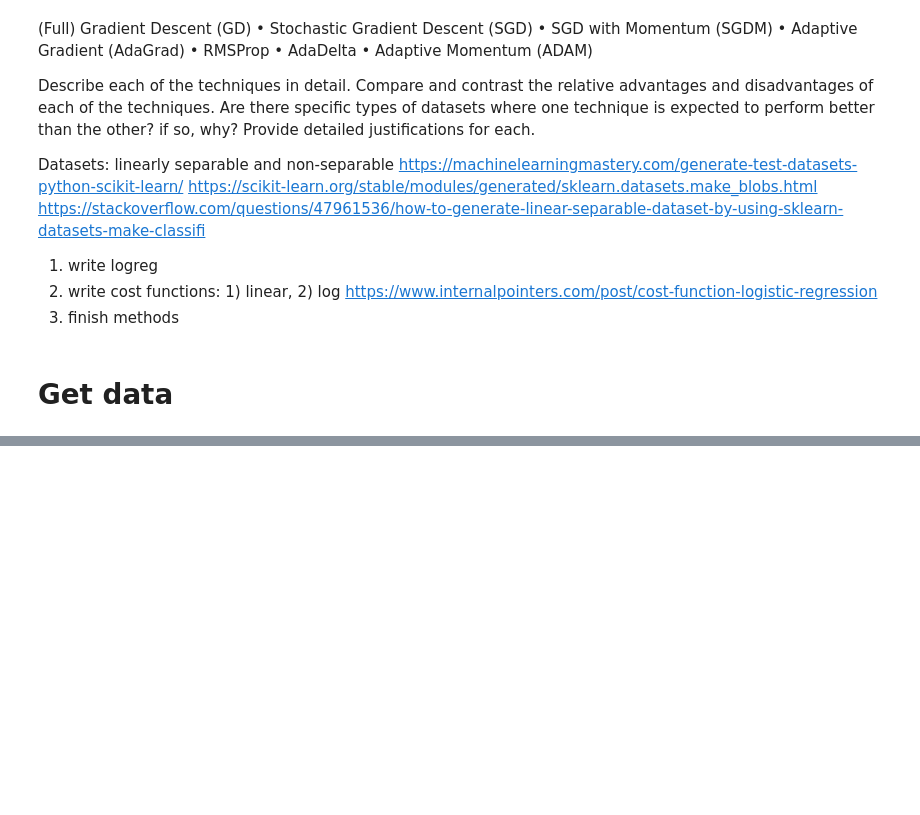
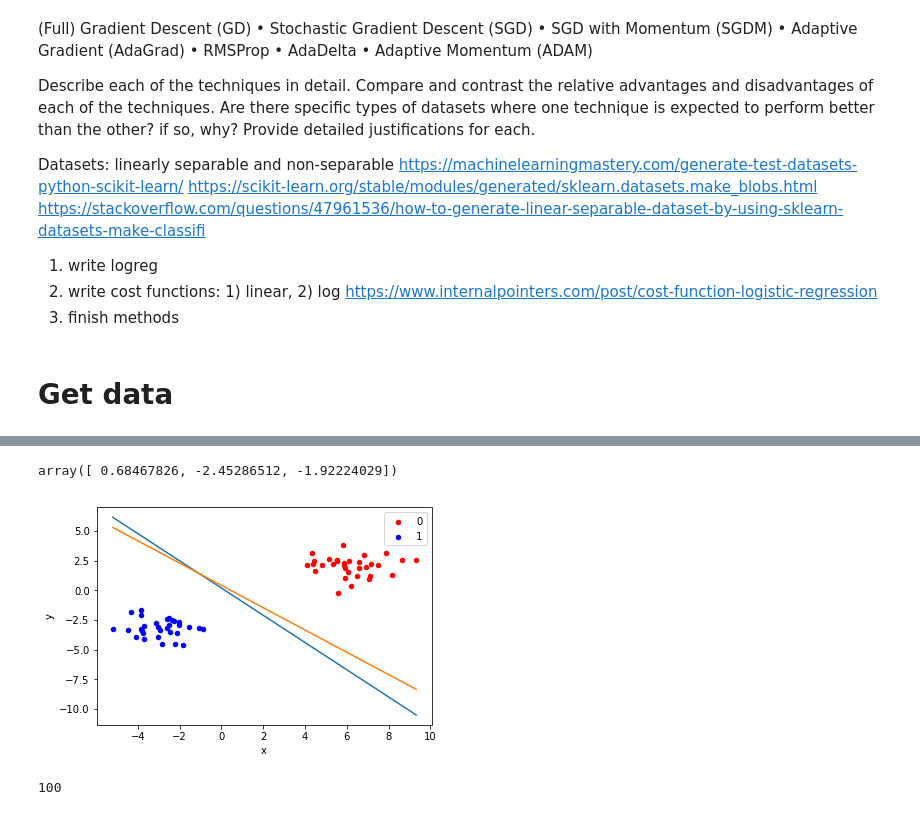
Before and after one commit to anyu0/machine-learning-2020s, a Jupyter notebook: hw2/p5.ipynb, the cells around one changed output, grey strips where cells are left out. Saved outputs shown, nothing was run; the diff lists cells and outputs as text; code cells hidden in the pictures; blank space fills up the shorter version.

```diff
--- a/hw2/p5.ipynb
+++ b/hw2/p5.ipynb
@@ -63,0 +286,45 @@ IndentationError: expected an indented block (<ipython-input-1-c43f1628f99a>, li
+# %%
+train_X, test_X, train_y, test_y = split(X, y, 0.7)
+# %%
+eta = 0.2
+n = 500
+gamma = 0.01
+batch = 10
+gd_theta = gd(train_X, train_y, eta, n)
+# sgd_theta = sgd(train_X, train_y, eta, n, batch)
+# sgdm_theta = sgdm(train_X, train_y, eta, gamma, n, batch)
+# adagrad_theta = adagrad(train_X, train_y, eta, n, batch)
+rmsprop_theta = rmsprop(train_X, train_y, eta, gamma, n, batch)
+adadelta_theta = adadelta(train_X, train_y, gamma, n, batch)
+# adam_theta = adam(train_X, train_y, gamma, n, batch)
+# sgdm_theta
+adadelta_theta
+# %% [output]
+array([ 0.68467826, -2.45286512, -1.92224029])
+# %%
+df = pd.DataFrame(dict(x=train_X[:,1], y=train_X[:,2], label=train_y))
+colors = {0:'red', 1:'blue'}
+fig, ax = plt.subplots()
+grouped = df.groupby('label')
+for key, group in grouped:
+    group.plot(ax=ax, kind='scatter', x='x', y='y', label=key, color=colors[key])
+
+x_p = np.linspace(min(X[:, 1]), max(X[:, 1]), 100)
+y_p = (-gd_theta[0] -gd_theta[1]* x_p)/gd_theta[2]
+# y_p2 = (-sgd_theta[0] -sgd_theta[1]* x_p)/sgd_theta[2]
+# y_p3 = (-sgdm_theta[0] -sgdm_theta[1]* x_p)/sgdm_theta[2]
+# y_p3 = (-adagrad_theta[0] -adagrad_theta[1]* x_p)/adagrad_theta[2]
+y_p3 = (-rmsprop_theta[0] -rmsprop_theta[1]* x_p)/rmsprop_theta[2]
+# y_p3 = (-adadelta_theta[0] -adadelta_theta[1]* x_p)/adadelta_theta[2]
+# ax.set_ylim((ymin, ymax))
+# ax.set_xlim((xmin, xmax))
+plt.plot(x_p, y_p)
+# plt.plot(x_p, y_p2)
+plt.plot(x_p, y_p3)
+plt.show()
+# %% [output]
+[figure, added]
+# %%
+len(y)
+# %% [output]
+100
```
Also changed, not shown: parts of 10 cells of this notebook, 1 other file.
